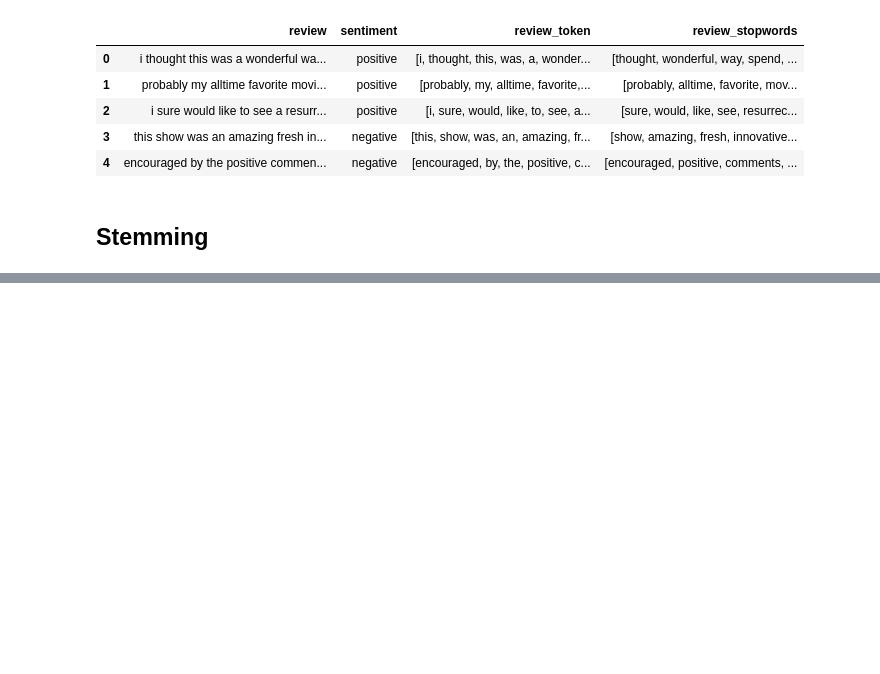
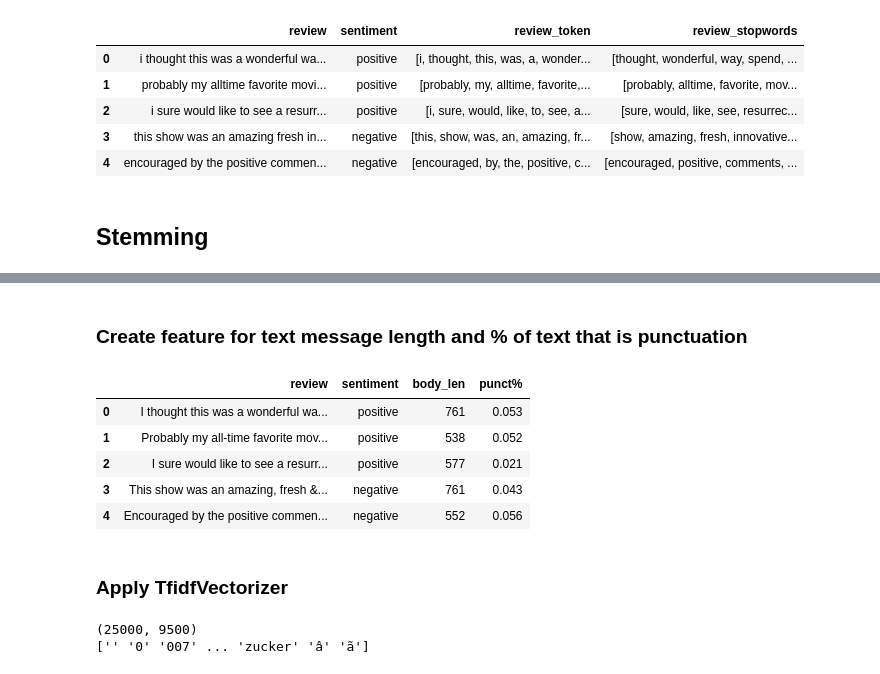
Before and after one commit to VaderSame/IMDB-Dataset, a Jupyter notebook: Project3-200543129_Semal_Shastri.ipynb, the cells around one changed output, grey strips where cells are left out. Drawn from its saved outputs; the diff is of its cells as text; code cells hidden in the pictures; blank space fills up the shorter version.

```diff
--- a/Project3-200543129_Semal_Shastri.ipynb
+++ b/Project3-200543129_Semal_Shastri.ipynb
@@ -181,0 +197,18 @@ imdb_prelim.head()
+# %% [markdown]
+### Create feature for text message length and % of text that is punctuation
+# %%
+def count_punct(text):
+    count = sum([1 for char in text if char in string.punctuation])
+    return round(count/(len(text) - text.count(" ")), 3)
+
+imdb['body_len'] = imdb['review'].apply(lambda x: len(x) - x.count(" "))
+imdb['punct%'] = imdb['review'].apply(lambda x: count_punct(x))
+
+imdb.head()
+# %% [output]
+|  | review | sentiment | body_len | punct% |
+| 0 | I thought this was a wonderful wa... | positive | 761 | 0.053 |
+| 1 | Probably my all-time favorite mov... | positive | 538 | 0.052 |
+| 2 | I sure would like to see a resurr... | positive | 577 | 0.021 |
+| 3 | This show was an amazing, fresh &... | negative | 761 | 0.043 |
+| 4 | Encouraged by the positive commen... | negative | 552 | 0.056 |
@@ -181,0 +221,10 @@ imdb_prelim.head()
+# %% [markdown]
+### Apply TfidfVectorizer
+# %%
+tfidf_vect_sample = TfidfVectorizer(analyzer=clean_text, max_features=9500)
+X_tfidf_sample = tfidf_vect_sample.fit_transform(imdb['review'])
+print(X_tfidf_sample.shape)
+print(tfidf_vect_sample.get_feature_names_out())
+# %% [output]
+(25000, 9500)
+['' '0' '007' ... 'zucker' 'â' 'ã']
```
Also changed, not shown: parts of 9 cells of this notebook.
